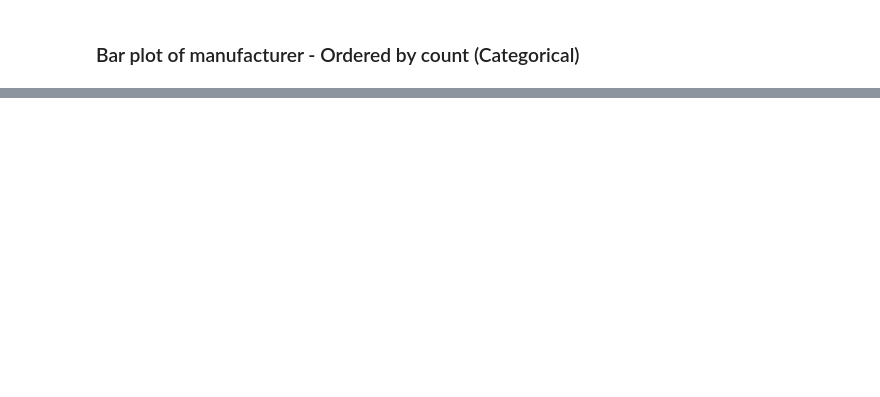
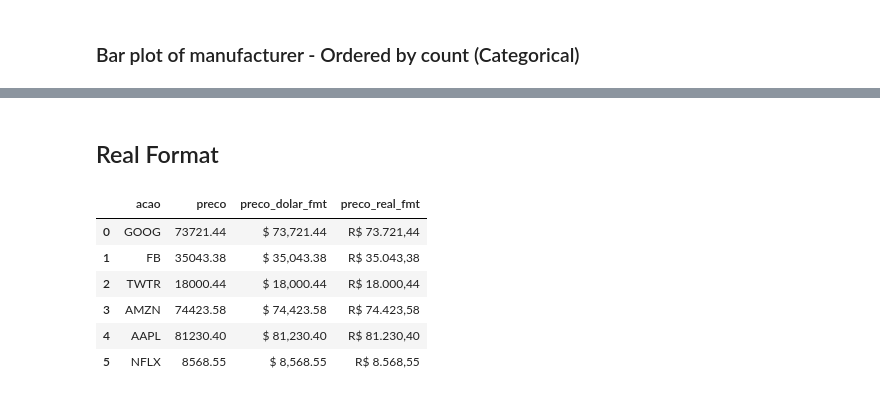
Before and after one commit to joaopcnogueira/plotnine-examples, a Jupyter notebook: Plotnine 01 - Counts and Bar Plots.ipynb, the cells around one changed output, grey strips where cells are left out. Saved outputs shown, nothing was run; the diff lists cells and outputs as text; code cells hidden in the pictures; blank space fills up the shorter version.

```diff
--- a/Plotnine 01 - Counts and Bar Plots.ipynb
+++ b/Plotnine 01 - Counts and Bar Plots.ipynb
@@ -226,0 +218,20 @@ acao_list = acoes.sort_values(by='preco', ascending=False)['acao'].values.tolist
+# %% [markdown]
+## Real Format
+# %%
+acoes = (
+    acoes
+    .assign(preco_dolar_fmt = lambda df: df['preco'].apply(lambda x: "$ {:,.2f}".format(x)))
+    .assign(preco_real_fmt  = lambda df: df['preco_dolar_fmt'].str.replace(",", "X") \
+                                                                .str.replace(".", ",") \
+                                                                .str.replace("X", ".") \
+                                                                .str.replace("$", "R$ "))
+)
+acoes
+# %% [output]
+|  | acao | preco | preco_dolar_fmt | preco_real_fmt |
+| 0 | GOOG | 73721.44 | $ 73,721.44 | R$ 73.721,44 |
+| 1 | FB | 35043.38 | $ 35,043.38 | R$ 35.043,38 |
+| 2 | TWTR | 18000.44 | $ 18,000.44 | R$ 18.000,44 |
+| 3 | AMZN | 74423.58 | $ 74,423.58 | R$ 74.423,58 |
+| 4 | AAPL | 81230.40 | $ 81,230.40 | R$ 81.230,40 |
+| 5 | NFLX | 8568.55 | $ 8,568.55 | R$ 8.568,55 |
```
Also changed, not shown: parts of 18 cells of this notebook.
